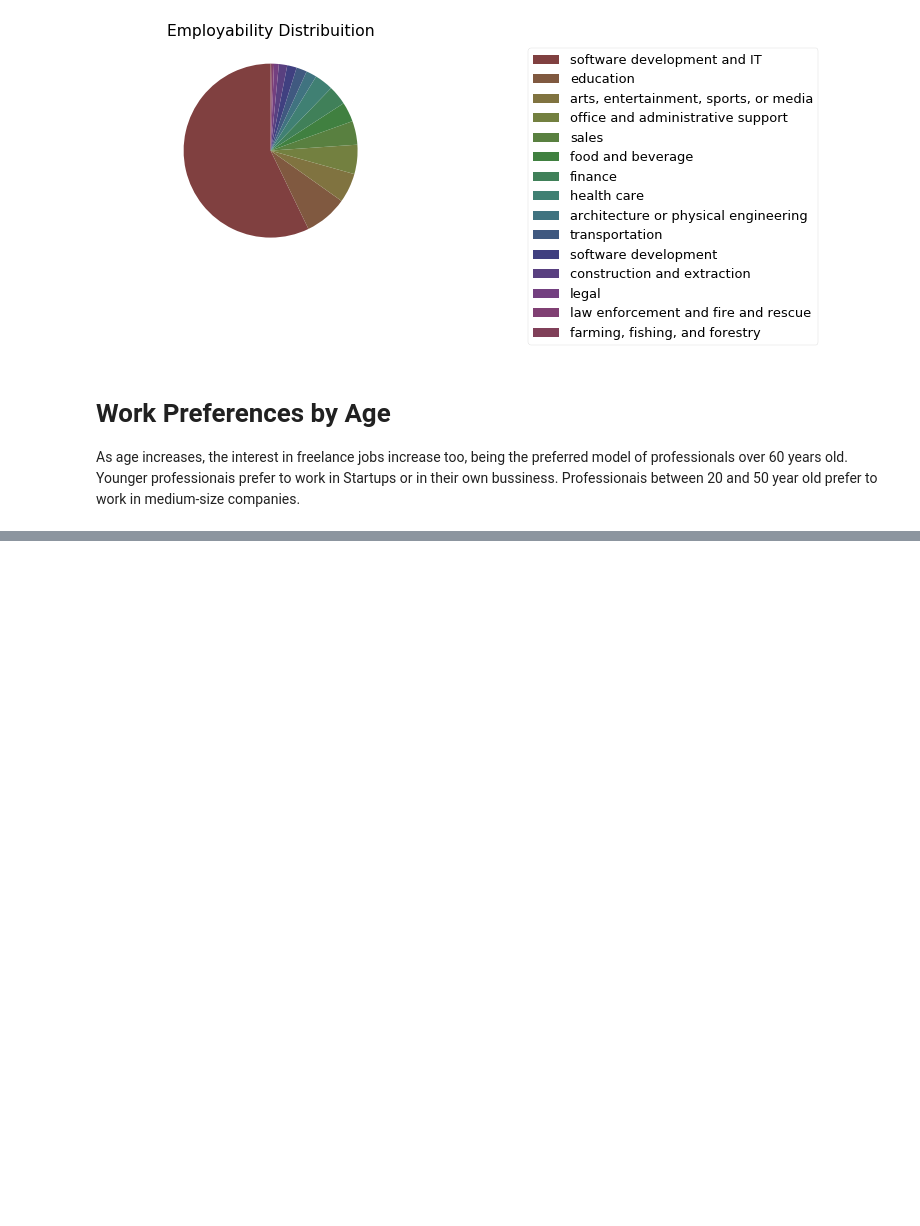
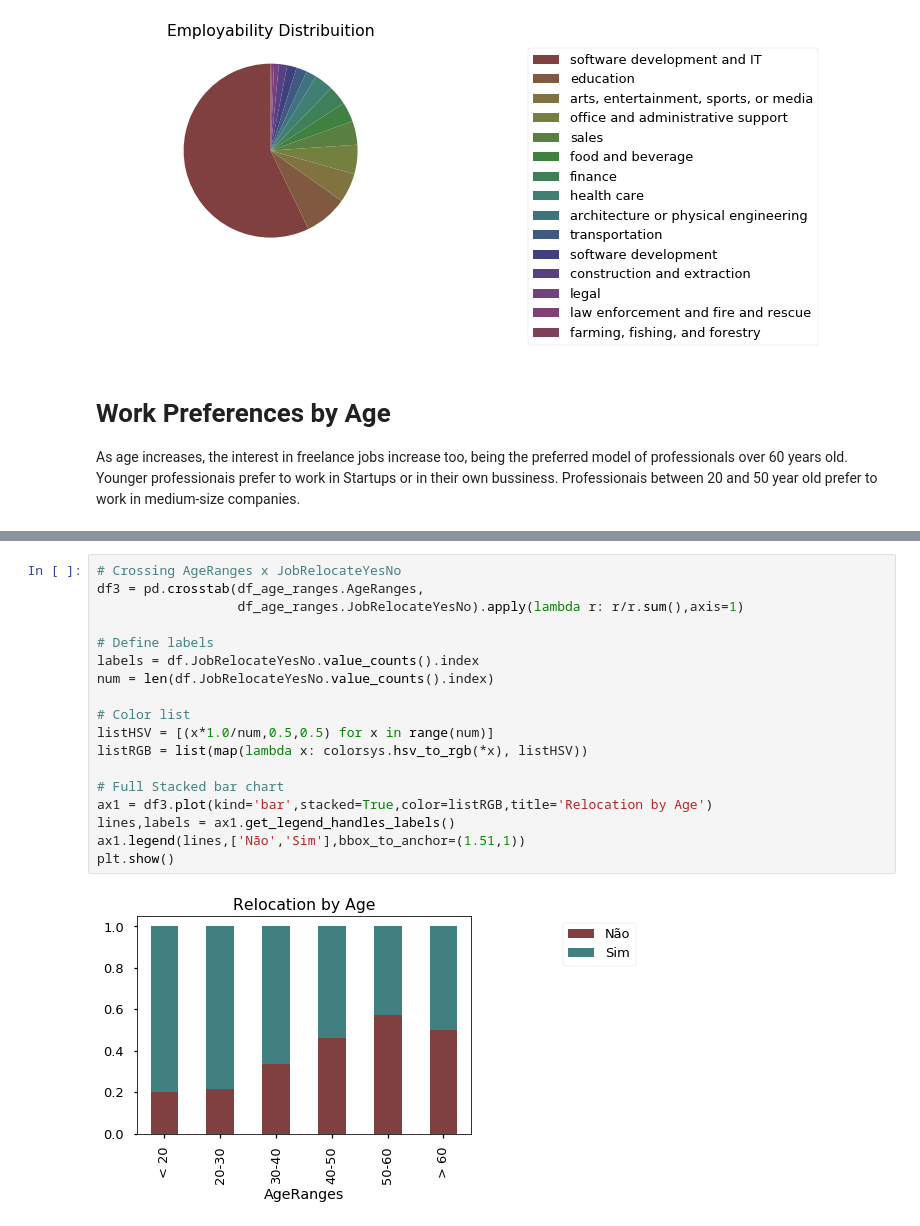
Before and after one commit to ralsouza/python_fundamentos, a Jupyter notebook: src/07_Exploratory_Analysis/01_Exploratory_Analysis.ipynb, the cells around one changed output, grey strips where cells are left out. Saved outputs shown, nothing was run; the diff lists cells and outputs as text; blank space fills up the shorter version.

```diff
--- a/src/07_Exploratory_Analysis/01_Exploratory_Analysis.ipynb
+++ b/src/07_Exploratory_Analysis/01_Exploratory_Analysis.ipynb
@@ -172,0 +200,20 @@ plt.show()
+# %%
+# Crossing AgeRanges x JobRelocateYesNo
+df3 = pd.crosstab(df_age_ranges.AgeRanges,
+                  df_age_ranges.JobRelocateYesNo).apply(lambda r: r/r.sum(),axis=1)
+
+# Define labels
+labels = df.JobRelocateYesNo.value_counts().index
+num = len(df.JobRelocateYesNo.value_counts().index)
+
+# Color list
+listHSV = [(x*1.0/num,0.5,0.5) for x in range(num)]
+listRGB = list(map(lambda x: colorsys.hsv_to_rgb(*x), listHSV))
+
+# Full Stacked bar chart
+ax1 = df3.plot(kind='bar',stacked=True,color=listRGB,title='Relocation by Age')
+lines,labels = ax1.get_legend_handles_labels()
+ax1.legend(lines,['Não','Sim'],bbox_to_anchor=(1.51,1))
+plt.show()
+# %% [output]
+[figure, added]
```
Also changed, not shown: parts of 7 cells of this notebook.
